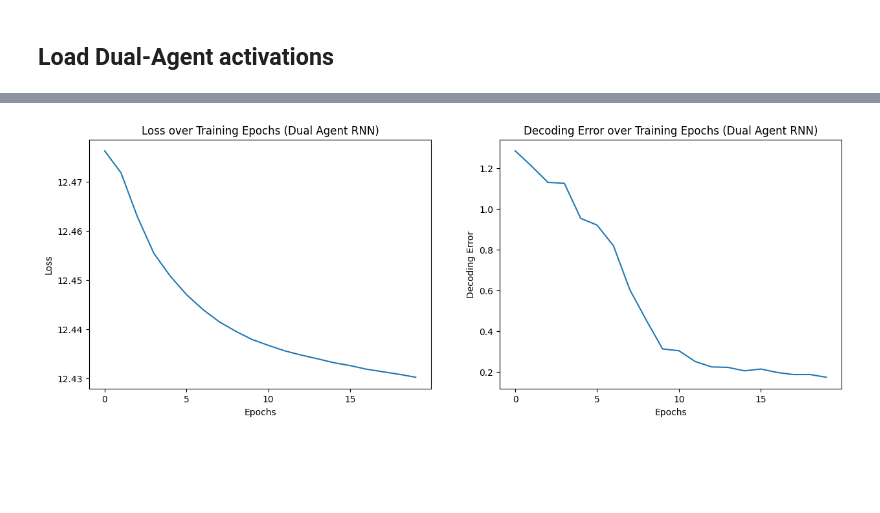
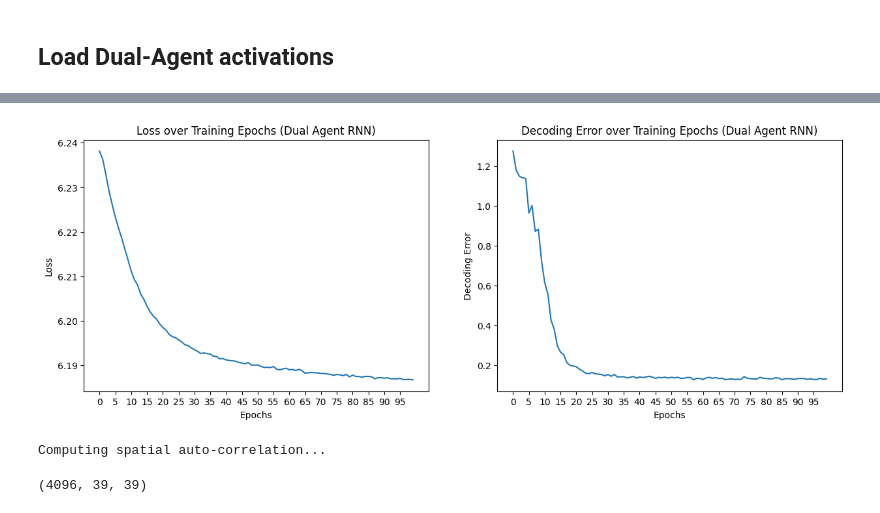
Before and after one commit to geometric-intelligence/neurometry, a Jupyter notebook: tutorials/071_application_dual_agent_rnns.ipynb, the cells around one changed output, grey strips where cells are left out. Cells and saved outputs as stored; diff of their text form; code cells hidden in the pictures; blank space fills up the shorter version.

```diff
--- a/tutorials/071_application_dual_agent_rnns.ipynb
+++ b/tutorials/071_application_dual_agent_rnns.ipynb
@@ -246,19 +321,17 @@ clusters[0].shape
 # %% [markdown]
 ## Load Dual-Agent activations
 # %%
-parent_dir = "/scratch/facosta/rnn_grid_cells"
-dual_model_folder = "Dual agent path integration high res/Seed 0"
+parent_dir = path
+dual_model_folder = "Dual agent path integration disjoint PCs/Seed 1 weight decay 1e-06"
 dual_model_parameters = "steps_20_batch_200_RNN_4096_relu_rf_012_DoG_True_periodic_False_lr_00001_weight_decay_1e-06"
 dual_file_path = os.path.join(parent_dir, dual_model_folder, dual_model_parameters)
 
 
-epochs = ["final"]
+epochs = [95]
 
 (
     dual_agent_activations,
-    dual_model_folder_agent_rate_maps,
+    dual_agent_rate_maps,
     dual_agent_state_points,
-    dual_agent_positions,
-    dual_agent_gs,
 ) = load_activations(epochs, dual_file_path, version="dual", verbose=True)
 # %% [output]
@@ -281,32 +353,32 @@ plot_rate_map(
 # %%
 loss_path = os.path.join(
     parent_dir, dual_model_folder, dual_model_parameters, "loss.npy"
 )
 loss = np.load(loss_path)
 loss_aggregated = np.mean(loss.reshape(-1, 1000), axis=1)
 
 decoding_error_path = os.path.join(
     parent_dir, dual_model_folder, dual_model_parameters, "decoding_error.npy"
 )
 
 decoding_error = np.load(decoding_error_path)
 decoding_error_aggregated = np.mean(decoding_error.reshape(-1, 2), axis=1)
 
 fig, axs = plt.subplots(1, 2, figsize=(15, 5))
 
-epochs = list(range(0, 20))
+epochs = list(range(0, 100))
 axs[0].plot(epochs, loss_aggregated)
 axs[0].set_xlabel("Epochs")
 axs[0].set_ylabel("Loss")
 axs[0].set_title("Loss over Training Epochs (Dual Agent RNN)")
 
 axs[0].set_xticks(epochs[::5])
 
 axs[1].plot(epochs, decoding_error_aggregated)
 axs[1].set_xlabel("Epochs")
 axs[1].set_ylabel("Decoding Error")
 axs[1].set_title("Decoding Error over Training Epochs (Dual Agent RNN)")
 
 axs[1].set_xticks(epochs[::5]);
 # %% [output]
-[figure, old version]
+[figure, new version]
@@ -312,0 +392,61 @@ axs[1].set_xticks(epochs[::5]);
+# %%
+from tqdm import tqdm
+from neurometry.datasets.rnn_grid_cells.scores import GridScorer
+
+
+def compute_spatial_autocorrelation(res, rate_map, scorer):
+    print("Computing spatial auto-correlation...")
+    _, _, _, _, spatial_autocorrelation, _ = zip(
+        *[scorer.get_scores(rm.reshape(res, res)) for rm in tqdm(rate_map)]
+    )
+
+    spatial_autocorrelation = np.array(spatial_autocorrelation)
+
+    return spatial_autocorrelation
+
+
+starts = [0.2] * 10
+ends = np.linspace(0.4, 1.0, num=10)
+
+box_width = 2.2
+box_height = 2.2
+
+res = 20
+
+coord_range = ((-box_width / 2, box_width / 2), (-box_height / 2, box_height / 2))
+
+masks_parameters = zip(starts, ends.tolist())
+scorer = GridScorer(res, coord_range, masks_parameters)
+
+
+dual_spatial_autocorrelation = compute_spatial_autocorrelation(
+    res, dual_agent_rate_maps[-1], scorer
+)
+
+print(dual_spatial_autocorrelation.shape)
+
+
+def z_standardize(matrix):
+    return (matrix - np.mean(matrix, axis=0)) / np.std(matrix, axis=0)
+
+
+def vectorized_spatial_autocorrelation_matrix(spatial_autocorrelation):
+    num_cells = spatial_autocorrelation.shape[0]
+    num_bins = spatial_autocorrelation.shape[1] * spatial_autocorrelation.shape[2]
+
+    spatial_autocorrelation_matrix = np.zeros((num_bins, num_cells))
+
+    for i in range(num_cells):
+        vector = spatial_autocorrelation[i].flatten()
+
+        spatial_autocorrelation_matrix[:, i] = vector
+
+    return z_standardize(spatial_autocorrelation_matrix)
+
+
+dual_spatial_autocorrelation_matrix = vectorized_spatial_autocorrelation_matrix(
+    dual_spatial_autocorrelation
+)
+# %% [output]
+Computing spatial auto-correlation...
+(4096, 39, 39)
```
Also changed, not shown: parts of 24 cells of this notebook, 8 other files.
